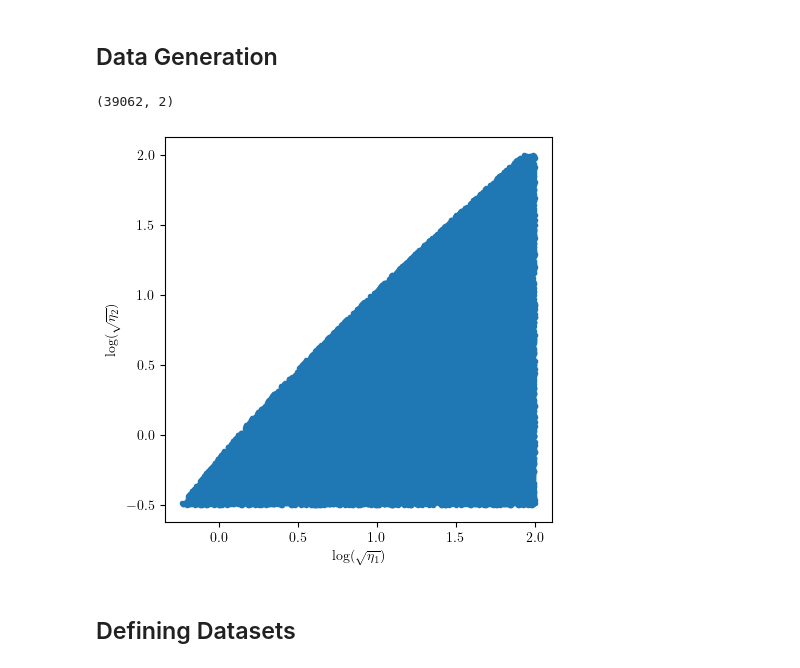
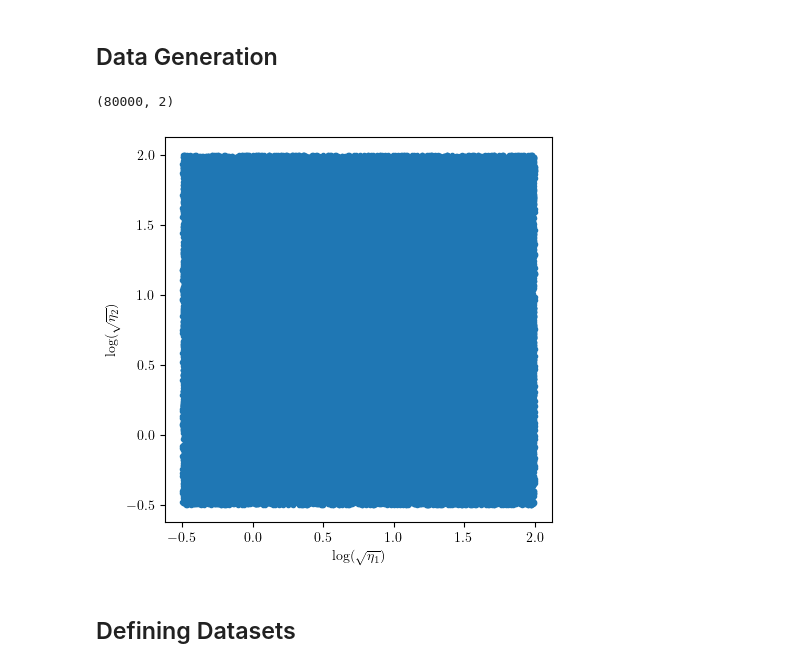
Before and after one commit to Crashprn/UncertaintyQuantification, a Jupyter notebook: Notebooks/Bayes_Train_SVI.ipynb, the cells around one changed output. Drawn from its saved outputs; the diff is of its cells as text; code cells hidden in the pictures.

```diff
--- a/Notebooks/Bayes_Train_SVI.ipynb
+++ b/Notebooks/Bayes_Train_SVI.ipynb
@@ -43,32 +40,32 @@ The autoreload extension is already loaded. To reload it, use:
 # %%
 # Data generators for the different turbulence closures
 SSG_gen = TurbulenceClosureDataGenerator('SSG')
 
 # Defining the ranges for the different scales
 log = (-.5, 2.0)
 
 # Defining whether to exclude certain areas of the data
 exclude_area = False
 include_area = False
 drop_eta_1 = False
 drop_eta_2 = False
 add_noise = False
 
 # Defining area to exclude datapoints
 eta_1_range = np.array([-0.5, 0.0])
 eta_2_range = np.array([-.5, 0.0])
 
-etas_train, gs_train = generate_log_data(SSG_gen, log, 80_000, shuffle=True, gen_type="d_condition", d_condition="<=")
+etas_train, gs_train = generate_log_data(SSG_gen, log, 80_000, shuffle=True, gen_type="add_out_noise", noise = 0.001**2)
 
 print(etas_train.shape)
 
 etas_test, gs_test = generate_log_data(SSG_gen, log, 600, shuffle=True, gen_type="All")
 
 if not drop_eta_1 and not drop_eta_2:
     plot_data_generation_diff(etas_train)
 # %% [output]
-(39062, 2)
+(80000, 2)
-[figure, old version]
+[figure, new version]
 # %% [markdown]
 ## Defining Datasets
 # %%
```
Also changed, not shown: parts of 6 cells of this notebook, 12 other files.
